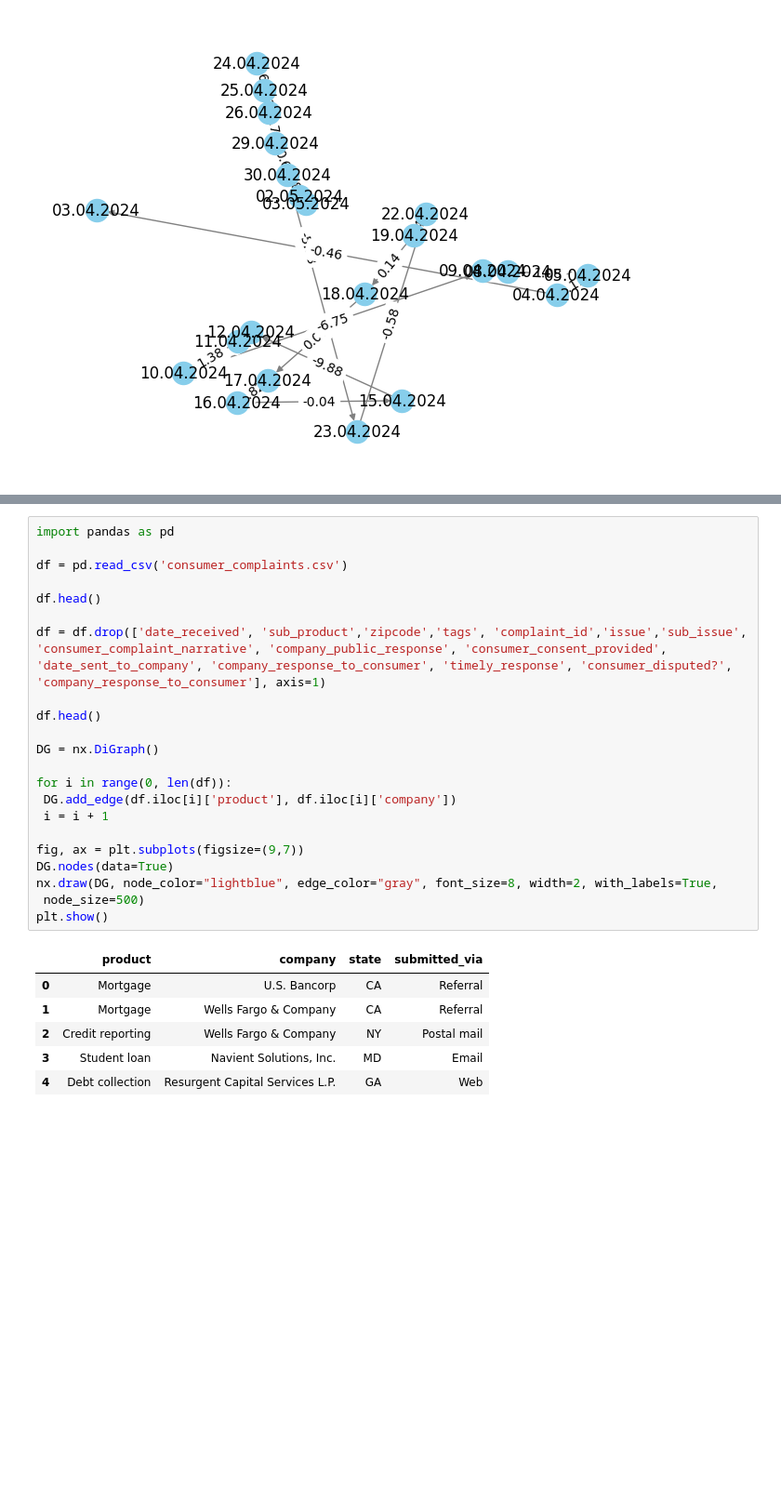
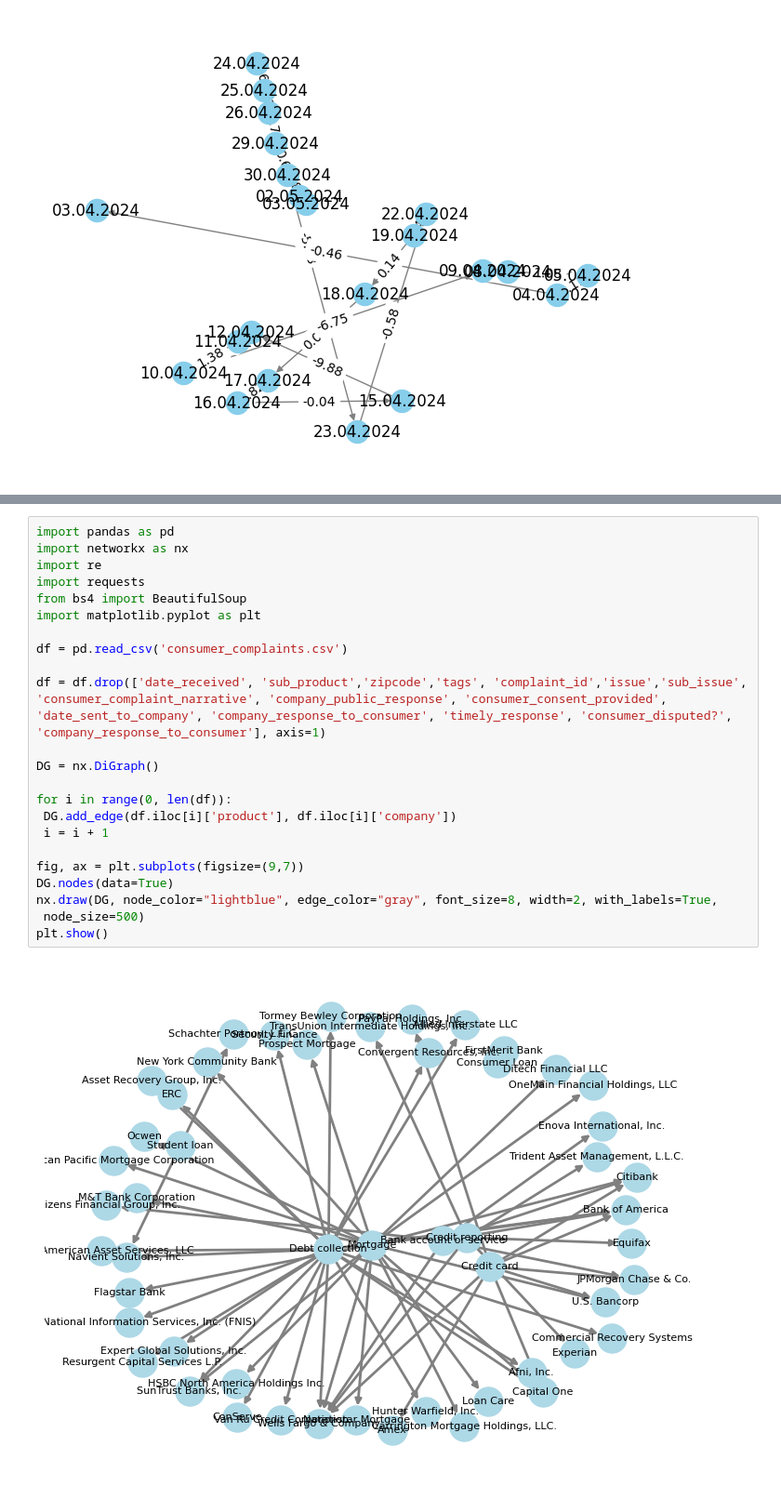
Before and after one commit to LisanRios/Mate-3, a Jupyter notebook: Tp 1 grafos/Tp_Grafos_Lisandro_Rios.ipynb, the cells around one changed output, grey strips where cells are left out. Shown: that part at 93% size. Drawn from its saved outputs; the diff is of its cells as text; blank space fills up the shorter version.

```diff
--- a/Tp 1 grafos/Tp_Grafos_Lisandro_Rios.ipynb
+++ b/Tp 1 grafos/Tp_Grafos_Lisandro_Rios.ipynb
@@ -234,29 +157,25 @@ FileNotFoundError: [Errno 2] No such file or directory: 'top_100_Empresas_arg.cs
 # %%
 import pandas as pd
+import networkx as nx
+import re
+import requests
+from bs4 import BeautifulSoup
+import matplotlib.pyplot as plt
 
 df = pd.read_csv('consumer_complaints.csv')
 
-df.head()
-
 df = df.drop(['date_received', 'sub_product','zipcode','tags', 'complaint_id','issue','sub_issue', 'consumer_complaint_narrative', 'company_public_response', 'consumer_consent_provided', 'date_sent_to_company', 'company_response_to_consumer', 'timely_response', 'consumer_disputed?', 'company_response_to_consumer'], axis=1)
-
-df.head()
 
 DG = nx.DiGraph()
 
 for i in range(0, len(df)):
  DG.add_edge(df.iloc[i]['product'], df.iloc[i]['company'])
  i = i + 1
 
 fig, ax = plt.subplots(figsize=(9,7))
 DG.nodes(data=True)
 nx.draw(DG, node_color="lightblue", edge_color="gray", font_size=8, width=2, with_labels=True,
  node_size=500)
 plt.show()
 # %% [output]
-|  | product | company | state | submitted_via |
-| 0 | Mortgage | U.S. Bancorp | CA | Referral |
-| 1 | Mortgage | Wells Fargo & Company | CA | Referral |
-| 2 | Credit reporting | Wells Fargo & Company | NY | Postal mail |
-| 3 | Student loan | Navient Solutions, Inc. | MD | Email |
-| 4 | Debt collection | Resurgent Capital Services L.P. | GA | Web |
+[figure, added]
```
Also changed, not shown: parts of 2 cells of this notebook, 8 other files.
